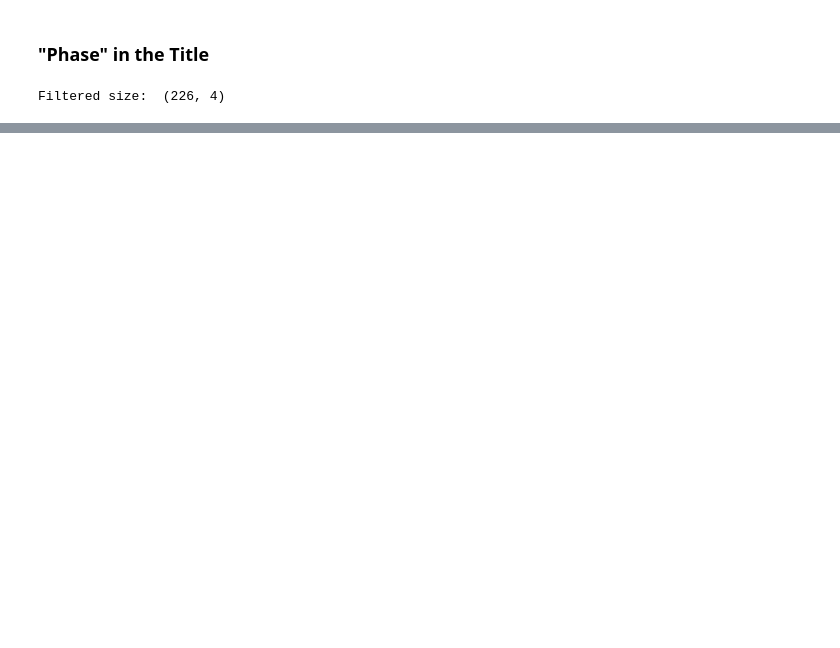
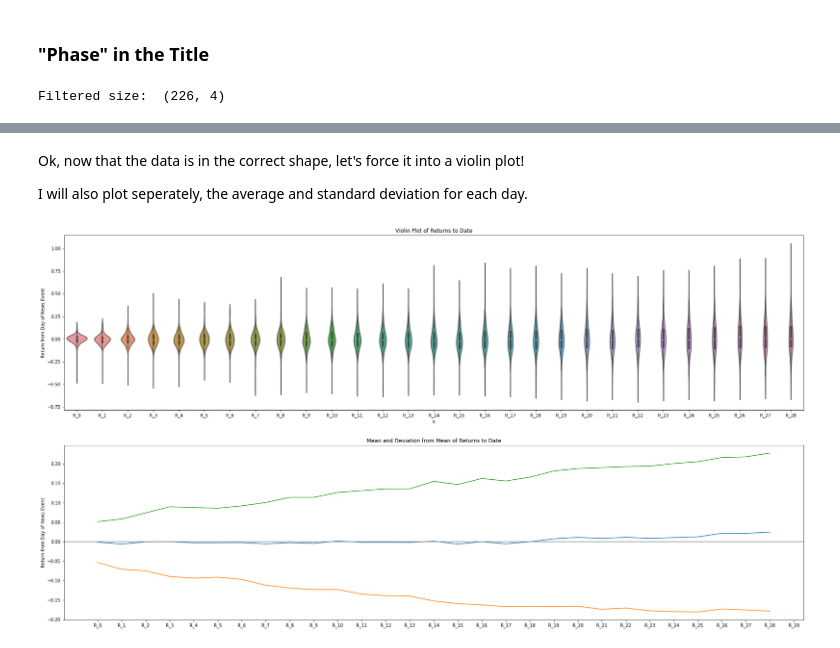
Before and after one commit to mikebrowne/BioPharmaceuticalFactorModel, a Jupyter notebook: notebooks/exploratory/01-FirstDataExploration.ipynb, the cells around one changed output, grey strips where cells are left out. Cells and saved outputs as stored; diff of their text form; code cells hidden in the pictures; blank space fills up the shorter version.

```diff
--- a/notebooks/exploratory/01-FirstDataExploration.ipynb
+++ b/notebooks/exploratory/01-FirstDataExploration.ipynb
@@ -241,0 +513,25 @@ Cerus Corporation - CERS - April 02, 2018
+# %% [markdown]
+Ok, now that the data is in the correct shape, let's force it into a violin plot!
+
+I will also plot seperately, the average and standard deviation for each day.
+# %%
+fig, axes = plt.subplots(2, figsize=(30, 16))#, sharex=True)
+
+ax = axes[0]
+ax.set_title("Violin Plot of Returns to Date")
+sns.violinplot(x=day_vs_value_return_df.x, y=day_vs_value_return_df.y, ax=ax)
+ax.set_ylabel("Return from Day of News Event")
+
+ax = axes[1]
+ax.set_title("Mean and Deviation from Mean of Returns to Date")
+ax.set_ylabel("Return from Day of News Event")
+ind_ = ["R_{}".format(i) for i in range(30)] # This needs to be used to keep order...
+mu = day_vs_value_return_df.groupby("x").mean().reindex(ind_)
+neg_dev = mu - day_vs_value_return_df.groupby("x").std().reindex(ind_)
+pos_dev = mu + day_vs_value_return_df.groupby("x").std().reindex(ind_)
+_ = ax.plot(mu)
+_ = ax.plot(neg_dev)
+_ = ax.plot(pos_dev)
+_ = ax.axhline(y=0, color="grey")
+# %% [output]
+[figure, added]
```
Also changed, not shown: parts of 50 cells of this notebook.
